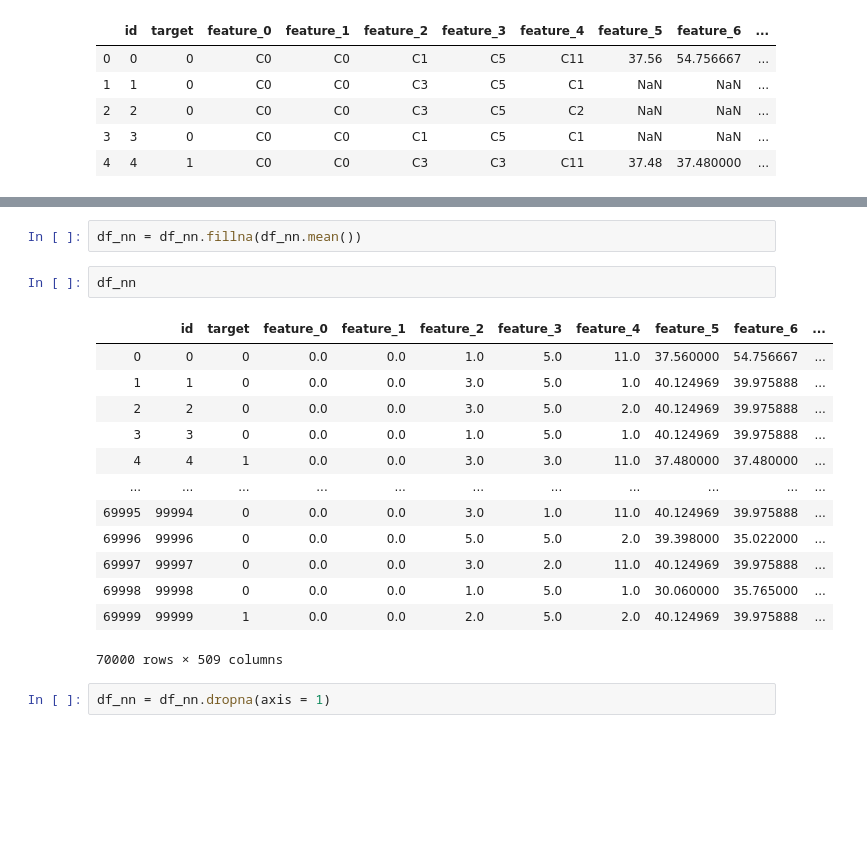
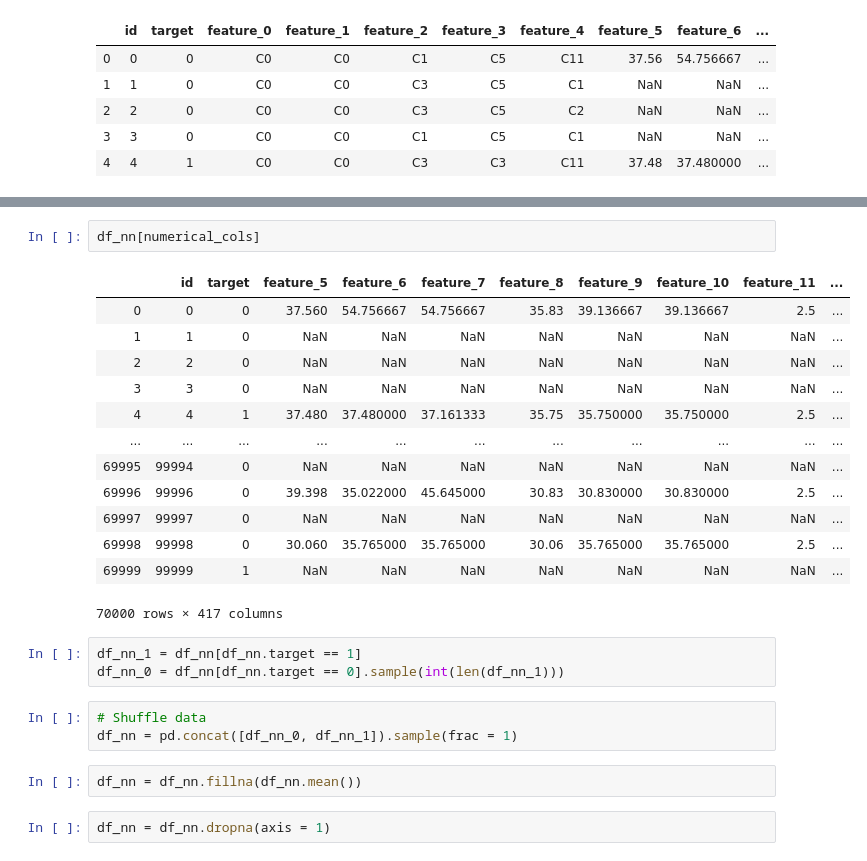
Before and after one commit to ilyasssed/Netflix-Appetency, a Jupyter notebook: Classification.ipynb, the cells around one changed output, grey strips where cells are left out. Cells and saved outputs as stored; diff of their text form; blank space fills up the shorter version.

```diff
--- a/Classification.ipynb
+++ b/Classification.ipynb
@@ -848,20 +854,26 @@ number of date cols is : 10
+# %%
+df_nn[numerical_cols]
+# %% [output]
+|  | id | target | feature_5 | feature_6 | feature_7 | feature_8 | feature_9 | feature_10 | feature_11 | ... |
+| 0 | 0 | 0 | 37.560 | 54.756667 | 54.756667 | 35.83 | 39.136667 | 39.136667 | 2.5 | ... |
+| 1 | 1 | 0 | NaN | NaN | NaN | NaN | NaN | NaN | NaN | ... |
+| 2 | 2 | 0 | NaN | NaN | NaN | NaN | NaN | NaN | NaN | ... |
+| 3 | 3 | 0 | NaN | NaN | NaN | NaN | NaN | NaN | NaN | ... |
+| 4 | 4 | 1 | 37.480 | 37.480000 | 37.161333 | 35.75 | 35.750000 | 35.750000 | 2.5 | ... |
+| ... | ... | ... | ... | ... | ... | ... | ... | ... | ... | ... |
+| 69995 | 99994 | 0 | NaN | NaN | NaN | NaN | NaN | NaN | NaN | ... |
+| 69996 | 99996 | 0 | 39.398 | 35.022000 | 45.645000 | 30.83 | 30.830000 | 30.830000 | 2.5 | ... |
+| 69997 | 99997 | 0 | NaN | NaN | NaN | NaN | NaN | NaN | NaN | ... |
+| 69998 | 99998 | 0 | 30.060 | 35.765000 | 35.765000 | 30.06 | 35.765000 | 35.765000 | 2.5 | ... |
+| 69999 | 99999 | 1 | NaN | NaN | NaN | NaN | NaN | NaN | NaN | ... |
+70000 rows × 417 columns
+# %%
+df_nn_1 = df_nn[df_nn.target == 1]
+df_nn_0 = df_nn[df_nn.target == 0].sample(int(len(df_nn_1)))
+# %%
+# Shuffle data
+df_nn = pd.concat([df_nn_0, df_nn_1]).sample(frac = 1)
 # %%
 df_nn = df_nn.fillna(df_nn.mean())
-# %%
-df_nn
-# %% [output]
-|  | id | target | feature_0 | feature_1 | feature_2 | feature_3 | feature_4 | feature_5 | feature_6 | ... |
-| 0 | 0 | 0 | 0.0 | 0.0 | 1.0 | 5.0 | 11.0 | 37.560000 | 54.756667 | ... |
-| 1 | 1 | 0 | 0.0 | 0.0 | 3.0 | 5.0 | 1.0 | 40.124969 | 39.975888 | ... |
-| 2 | 2 | 0 | 0.0 | 0.0 | 3.0 | 5.0 | 2.0 | 40.124969 | 39.975888 | ... |
-| 3 | 3 | 0 | 0.0 | 0.0 | 1.0 | 5.0 | 1.0 | 40.124969 | 39.975888 | ... |
-| 4 | 4 | 1 | 0.0 | 0.0 | 3.0 | 3.0 | 11.0 | 37.480000 | 37.480000 | ... |
-| ... | ... | ... | ... | ... | ... | ... | ... | ... | ... | ... |
-| 69995 | 99994 | 0 | 0.0 | 0.0 | 3.0 | 1.0 | 11.0 | 40.124969 | 39.975888 | ... |
-| 69996 | 99996 | 0 | 0.0 | 0.0 | 5.0 | 5.0 | 2.0 | 39.398000 | 35.022000 | ... |
-| 69997 | 99997 | 0 | 0.0 | 0.0 | 3.0 | 2.0 | 11.0 | 40.124969 | 39.975888 | ... |
-| 69998 | 99998 | 0 | 0.0 | 0.0 | 1.0 | 5.0 | 1.0 | 30.060000 | 35.765000 | ... |
-| 69999 | 99999 | 1 | 0.0 | 0.0 | 2.0 | 5.0 | 2.0 | 40.124969 | 39.975888 | ... |
-70000 rows × 509 columns
 # %%
 df_nn = df_nn.dropna(axis = 1)
```
Also changed, not shown: parts of 27 cells of this notebook.
